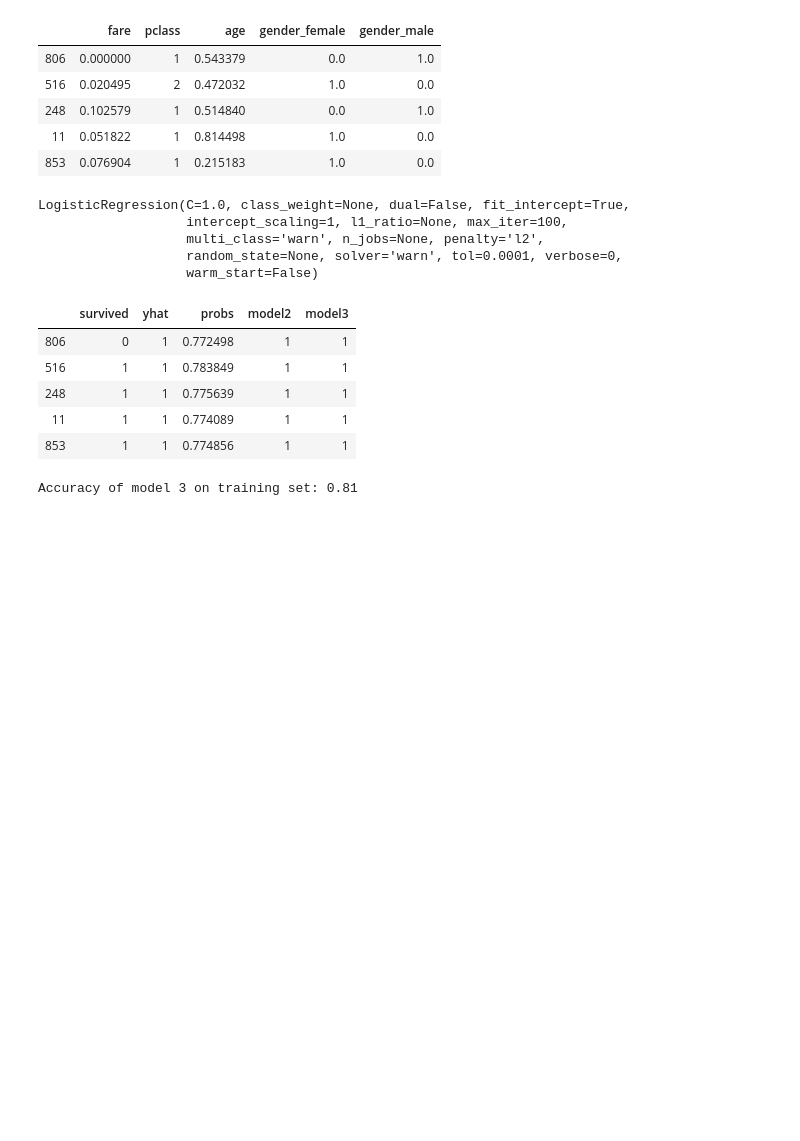
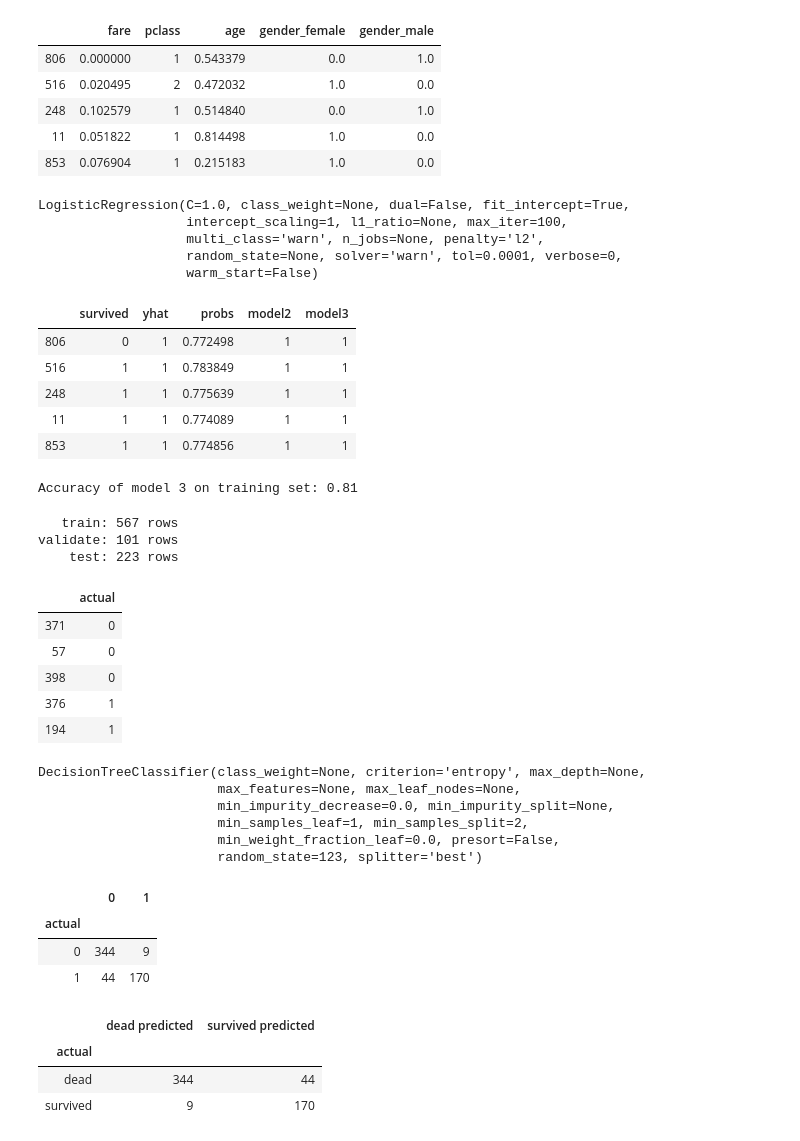
Before and after one commit to JadaShipp/ds-methodologies-exercises, a Jupyter notebook: classification/model.ipynb, the cells around one changed output. Saved outputs shown, nothing was run; the diff lists cells and outputs as text; code cells hidden in the pictures; blank space fills up the shorter version.

```diff
--- a/classification/model.ipynb
+++ b/classification/model.ipynb
@@ -206,0 +214,10 @@ Accuracy of model 3 on training set: 0.81
+# %%
+titanic = acquire_walkthrough.get_titanic_data()
+# %%
+def encode_sex(df):
+    '''
+    Returns a new dataframe with the ``sex`` column encoded.
+    '''
+    return df.assign(
+        sex=(df.sex == 'female').astype(int)
+    )
@@ -206,0 +257,24 @@ Accuracy of model 3 on training set: 0.81
+# %%
+X_train, y_train, X_validate, y_validate, X_test, y_test = get_splits(titanic)
+
+print('   train: %d rows' % X_train.shape[0])
+print('validate: %d rows' % X_validate.shape[0])
+print('    test: %d rows' % X_test.shape[0])
+# %% [output]
+   train: 567 rows
+validate: 101 rows
+    test: 223 rows
+# %%
+# a dataframe to hold our models' predictions for future comparison
+evaluation = pd.DataFrame({
+    'actual': y_validate.survived
+})
+# %%
+evaluation.head()
+# %% [output]
+|  | actual |
+| 371 | 0 |
+| 57 | 0 |
+| 398 | 0 |
+| 376 | 1 |
+| 194 | 1 |
@@ -206,0 +283,9 @@ Accuracy of model 3 on training set: 0.81
+# %%
+clf.fit(X_train, y_train)
+# %% [output]
+DecisionTreeClassifier(class_weight=None, criterion='entropy', max_depth=None,
+                       max_features=None, max_leaf_nodes=None,
+                       min_impurity_decrease=0.0, min_impurity_split=None,
+                       min_samples_leaf=1, min_samples_split=2,
+                       min_weight_fraction_leaf=0.0, presort=False,
+                       random_state=123, splitter='best')
@@ -206,0 +295,21 @@ Accuracy of model 3 on training set: 0.81
+# %%
+conf = pd.DataFrame(confusion_matrix(y_train, y_pred))
+conf.index.name = "actual"
+conf
+# %% [output]
+|  | 0 | 1 |
+| actual |  |  |
+| 0 | 344 | 9 |
+| 1 | 44 | 170 |
+# %%
+labels = ['dead', 'survived']
+predicted_labels = [name + " predicted" for name in labels ]
+
+conf = pd.DataFrame(confusion_matrix(y_pred, y_train), index=labels, columns=[predicted_labels])
+conf.index.name = "actual"
+conf
+# %% [output]
+|  | dead predicted | survived predicted |
+| actual |  |  |
+| dead | 344 | 44 |
+| survived | 9 | 170 |
```
Also changed, not shown: parts of 13 cells of this notebook.
